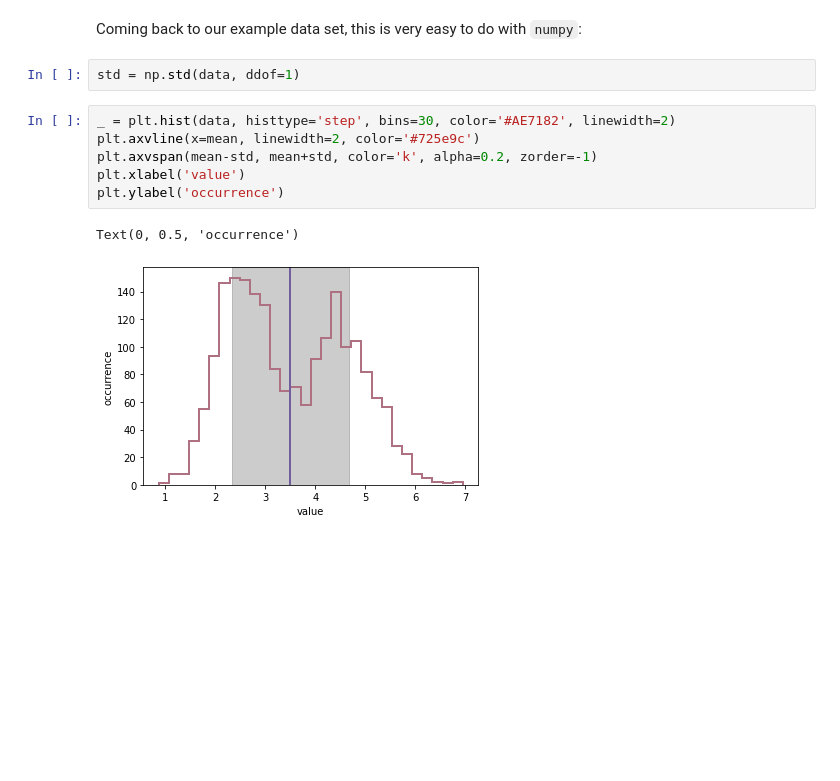
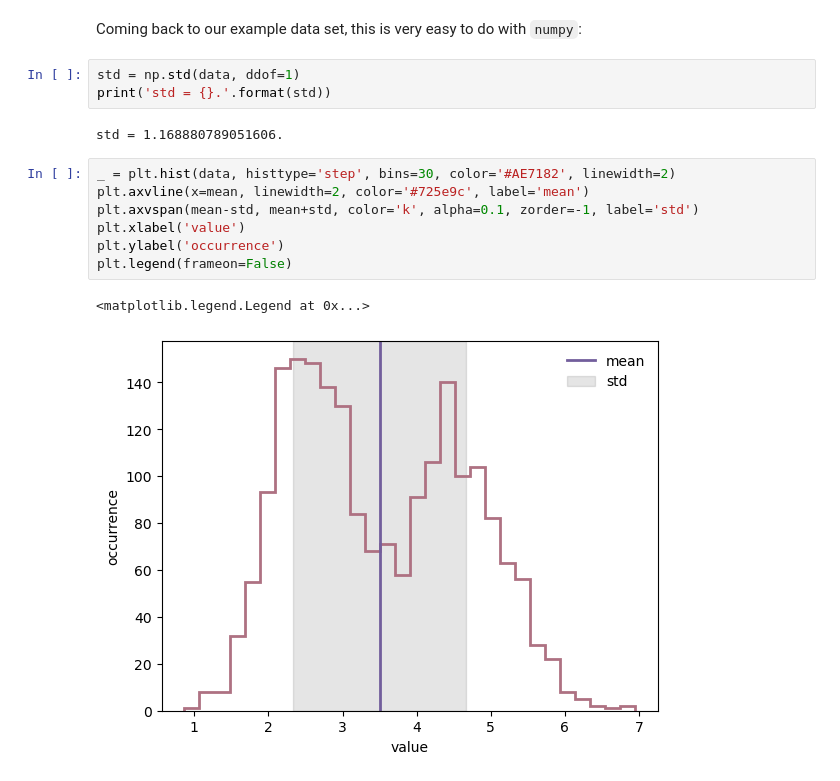
Before and after one commit to hou-physics/stat_methods_AIfA_2024_group_07, a Jupyter notebook: lecture_03/L03_point-processes.ipynb, the cells around one changed output. Saved outputs shown, nothing was run; the diff lists cells and outputs as text; blank space fills up the shorter version.

```diff
--- a/lecture_03/L03_point-processes.ipynb
+++ b/lecture_03/L03_point-processes.ipynb
@@ -98,12 +140,16 @@ In order to obtain an unbiased estimator for the population variance for all sam
 Coming back to our example data set, this is very easy to do with `numpy`:
 # %%
 std = np.std(data, ddof=1)
+print('std = {}.'.format(std))
+# %% [output]
+std = 1.168880789051606.
 # %%
 _ = plt.hist(data, histtype='step', bins=30, color='#AE7182', linewidth=2)
-plt.axvline(x=mean, linewidth=2, color='#725e9c')
-plt.axvspan(mean-std, mean+std, color='k', alpha=0.2, zorder=-1)
+plt.axvline(x=mean, linewidth=2, color='#725e9c', label='mean')
+plt.axvspan(mean-std, mean+std, color='k', alpha=0.1, zorder=-1, label='std')
 plt.xlabel('value')
 plt.ylabel('occurrence')
+plt.legend(frameon=False)
 # %% [output]
-Text(0, 0.5, 'occurrence')
+<matplotlib.legend.Legend at 0x...>
-[figure, old version]
+[figure, new version]
```
Also changed, not shown: parts of 12 cells of this notebook.
